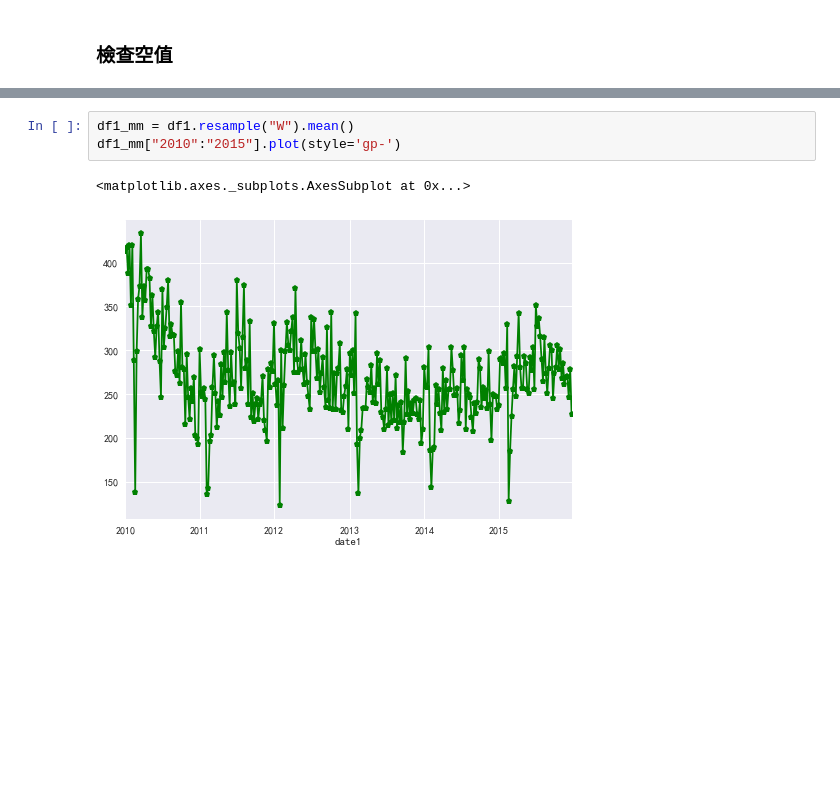
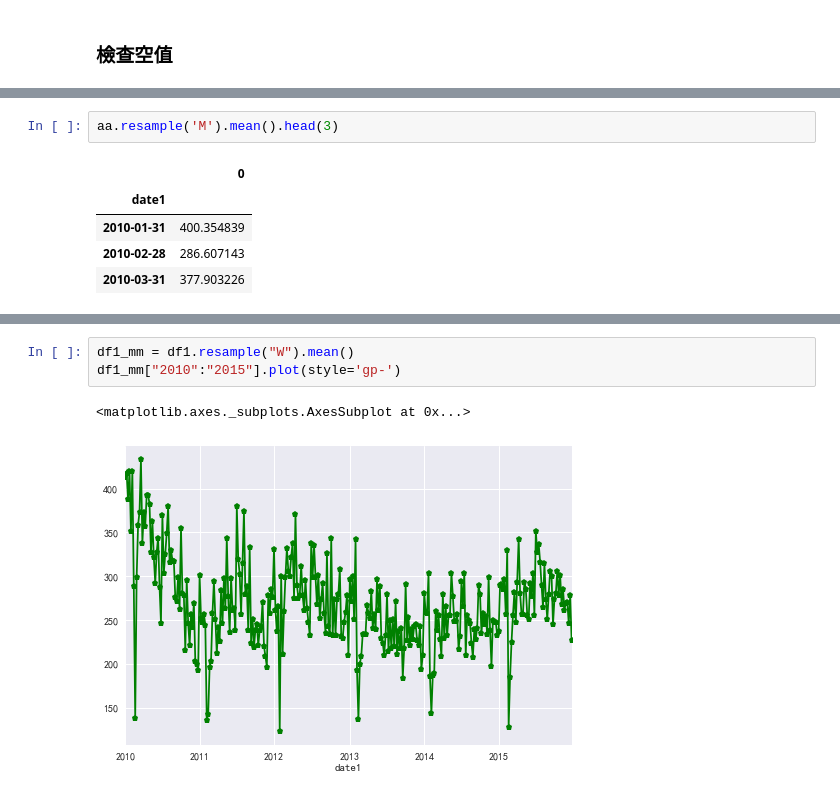
Before and after one commit to jc7qx/pylearning, a Jupyter notebook: 國網犯罪.ipynb, the cells around one changed output, grey strips where cells are left out. Saved outputs shown, nothing was run; the diff lists cells and outputs as text; blank space fills up the shorter version.

```diff
--- a/國網犯罪.ipynb
+++ b/國網犯罪.ipynb
@@ -249,0 +285,8 @@ plt.xlabel('日期')
+# %%
+aa.resample('M').mean().head(3)
+# %% [output]
+|  | 0 |
+| date1 |  |
+| 2010-01-31 | 400.354839 |
+| 2010-02-28 | 286.607143 |
+| 2010-03-31 | 377.903226 |
```
Also changed, not shown: parts of 14 cells of this notebook.
